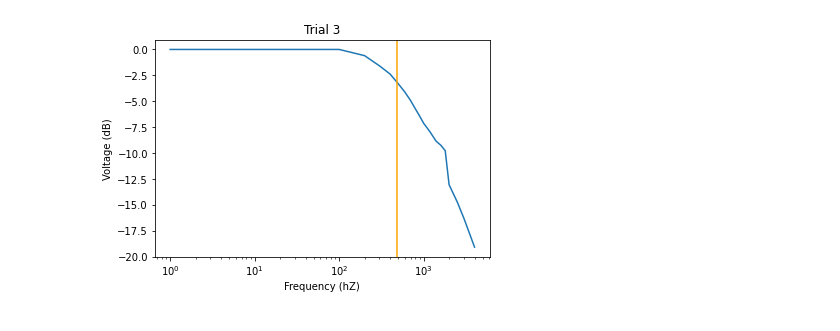
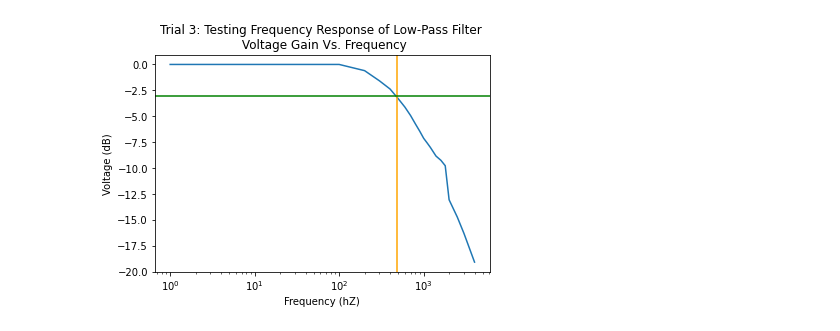
Before and after one commit to matthew-ding/physics5bl, a Jupyter notebook: Capstone/FilterData.ipynb, the cells around one changed output. Drawn from its saved outputs; the diff is of its cells as text; code cells hidden in the pictures.

Commit message:
sexy graphs

```diff
--- a/Capstone/FilterData.ipynb
+++ b/Capstone/FilterData.ipynb
@@ -66,10 +56,10 @@ plt.show()
 # %%
-plt.title('Trial 3: Testing Frequency Response of Integrator Circuit \n Voltage Gain Vs. Frequency (Extra Resistor)')
+plt.title('Trial 3: Testing Frequency Response of Low-Pass Filter \n Voltage Gain Vs. Frequency')
 plt.xlabel('Frequency (hZ)')
 plt.ylabel('Voltage (dB)')
 plt.semilogx(f3, Vout_to_gain(Vpp3, Vpp3[0]))
 plt.axvline(x = 482, color = 'orange', label = 'Cutoff Frequency')
-
+plt.axhline(y = -3, color = 'green', label = '-3 dB')
 plt.show()
 # %% [output]
-[figure, old version]
+[figure, new version]
```
Also changed, not shown: parts of 6 cells of this notebook.
